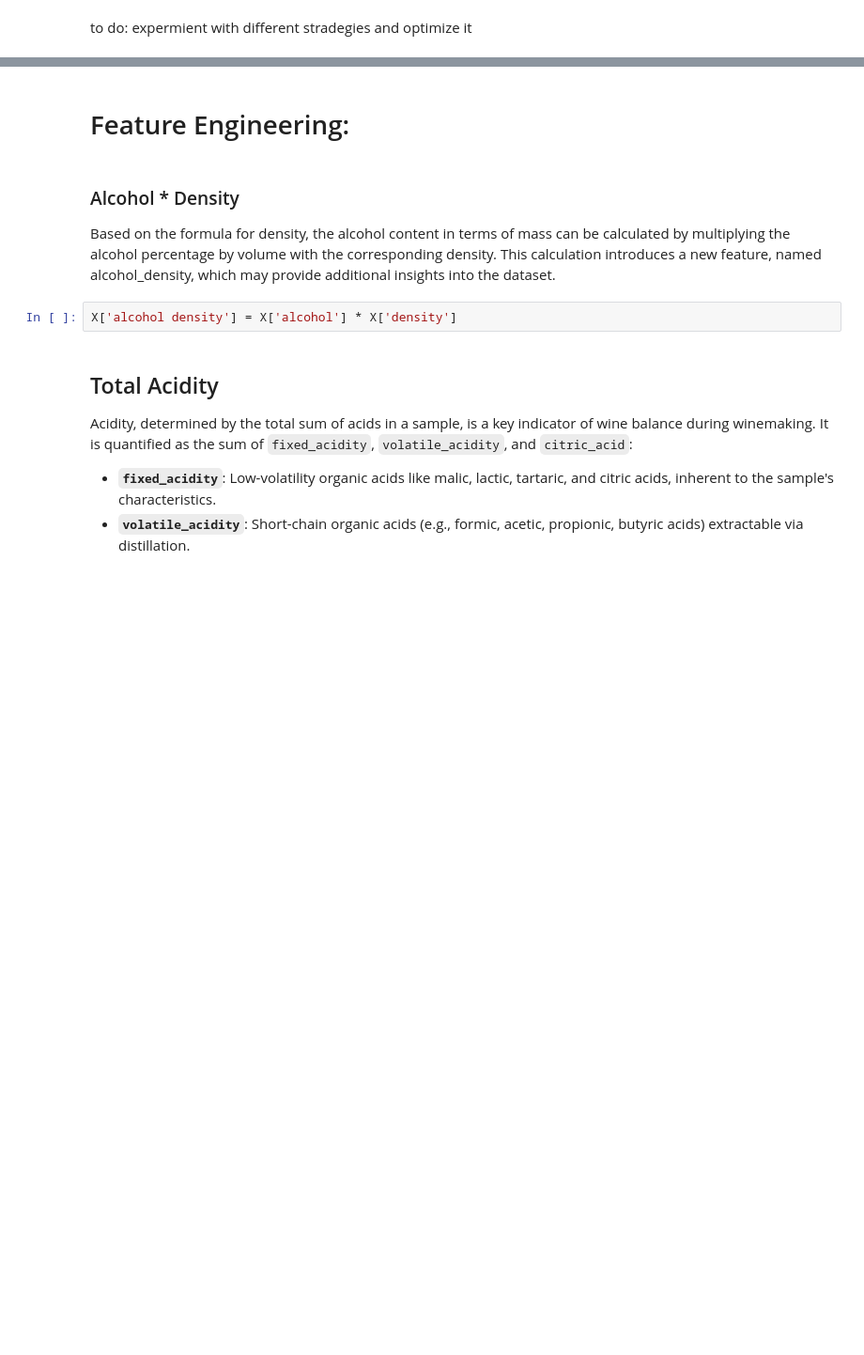
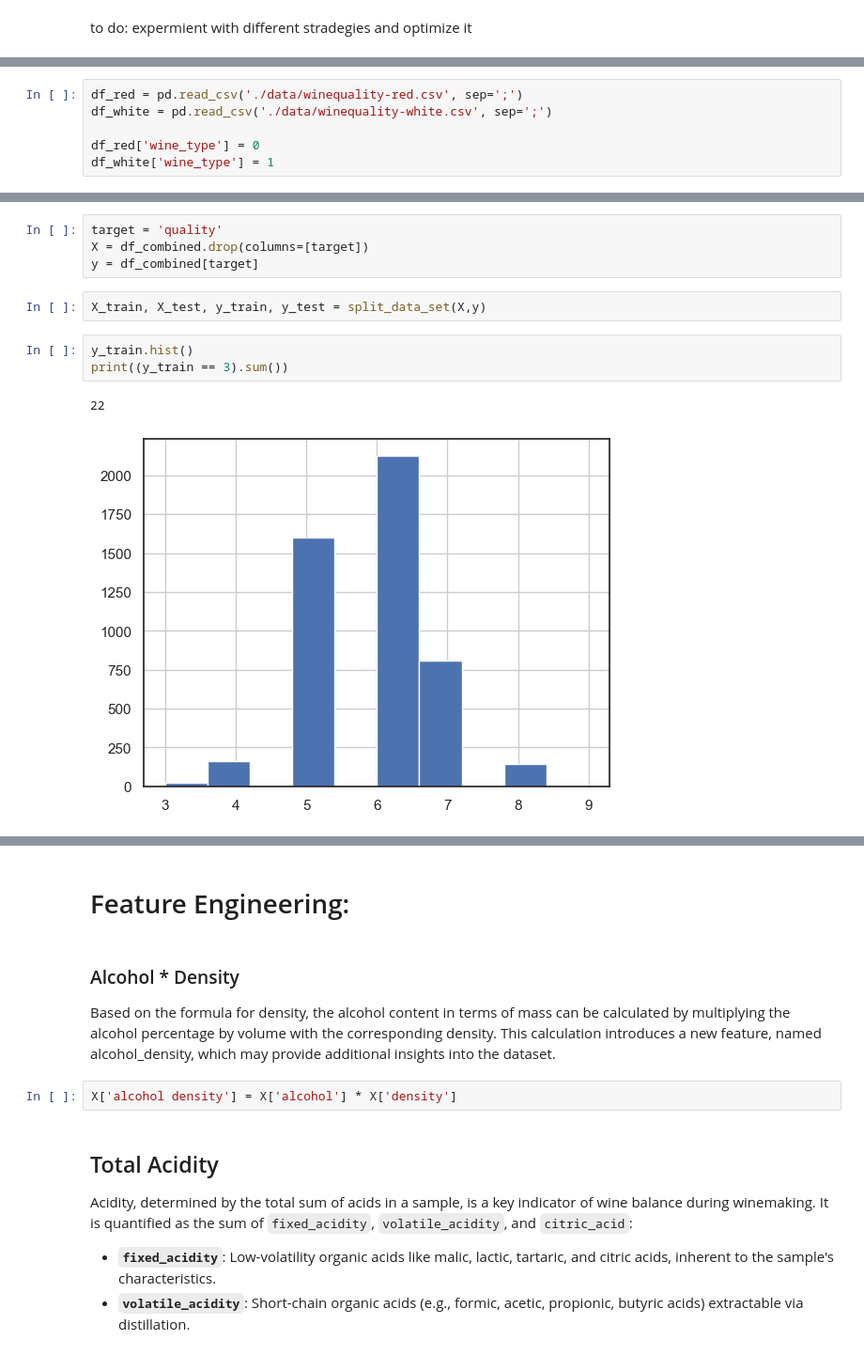
Before and after one commit to airbagdeer/tabular-ds-project, a Jupyter notebook: EX2.ipynb, the cells around one changed output, grey strips where cells are left out. Shown at 94% size. Saved outputs shown, nothing was run; the diff lists cells and outputs as text; blank space fills up the shorter version.

```diff
--- a/EX2.ipynb
+++ b/EX2.ipynb
@@ -246,0 +286,6 @@ to do: expermient with different stradegies and optimize it
+# %%
+df_red = pd.read_csv('./data/winequality-red.csv', sep=';')
+df_white = pd.read_csv('./data/winequality-white.csv', sep=';')
+
+df_red['wine_type'] = 0
+df_white['wine_type'] = 1
@@ -246,0 +300,12 @@ to do: expermient with different stradegies and optimize it
+# %%
+target = 'quality'
+X = df_combined.drop(columns=[target])
+y = df_combined[target]
+# %%
+X_train, X_test, y_train, y_test = split_data_set(X,y)
+# %%
+y_train.hist()
+print((y_train == 3).sum())
+# %% [output]
+22
+[figure, added]
```
Also changed, not shown: parts of 39 cells of this notebook.
